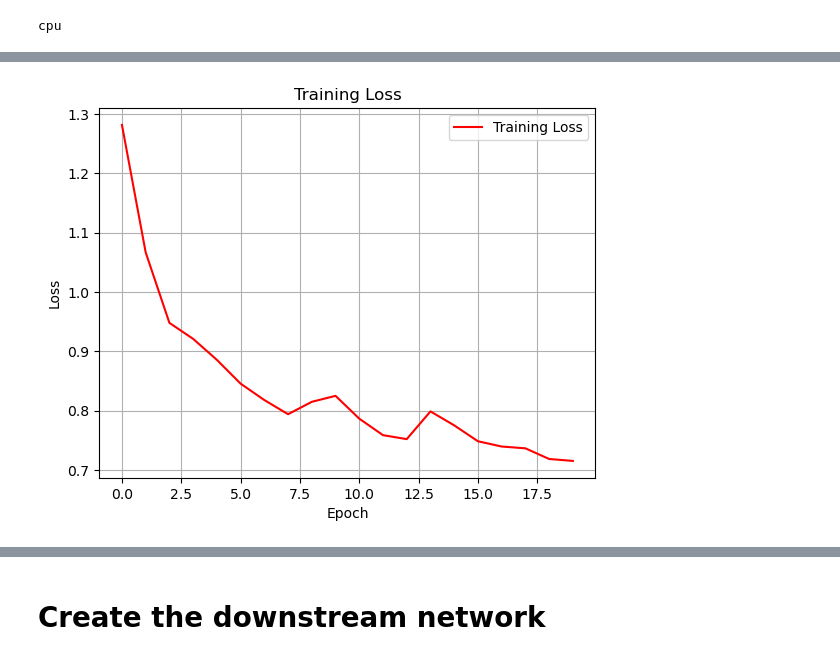
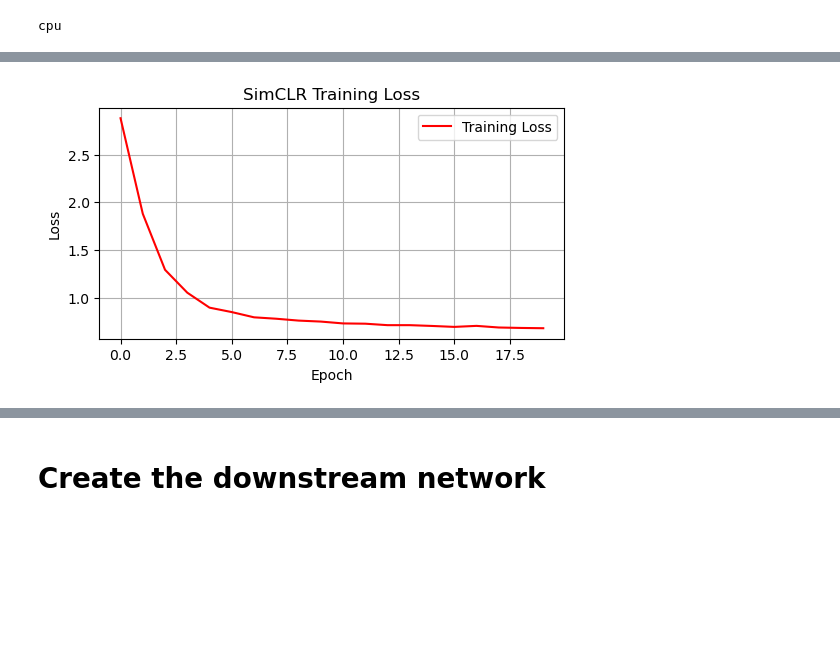
Before and after one commit to MatthiasPersonnaz/cv4rs-code-challenge, a Jupyter notebook: CodingChallenge_v6_SimCLR.ipynb, the cells around one changed output, grey strips where cells are left out. Cells and saved outputs as stored; diff of their text form; code cells hidden in the pictures; blank space fills up the shorter version.

```diff
--- a/CodingChallenge_v6_SimCLR.ipynb
+++ b/CodingChallenge_v6_SimCLR.ipynb
@@ -515,23 +520,29 @@ encoder = torch.load('models_v6/encoder_round1.pt')
+# %%
+import struct
+with open('models_v6/losses_epochs.bin', 'rb') as f:
+    binary_data = f.read()
+losses_epochs  = list(struct.unpack('f'*int(len(binary_data)/4), binary_data))
 # %%
 import matplotlib.pyplot as plt
 
 def plot_loss_accuracy(train_losses):
     # Create figure and axes
-    fig, ax = plt.subplots()
+    fig, ax = plt.subplots(figsize=(6, 3))
 
     # Plot loss curves
     ax.plot(train_losses, label="Training Loss", color="red")
 
     # Set title and labels
-    ax.set_title("Training Loss")
+    ax.set_title("SimCLR Training Loss")
     ax.set_xlabel("Epoch")
     ax.set_ylabel("Loss")
     ax.grid(True)
     ax.legend()
-
+    plt.savefig('losses_epochs.pdf', bbox_inches='tight')
     # Show plot
     plt.show()
 
+
 plot_loss_accuracy(losses_epochs)
 # %% [output]
-[figure, old version]
+[figure, new version]
```
Also changed, not shown: parts of 23 cells of this notebook, 16 other files.
